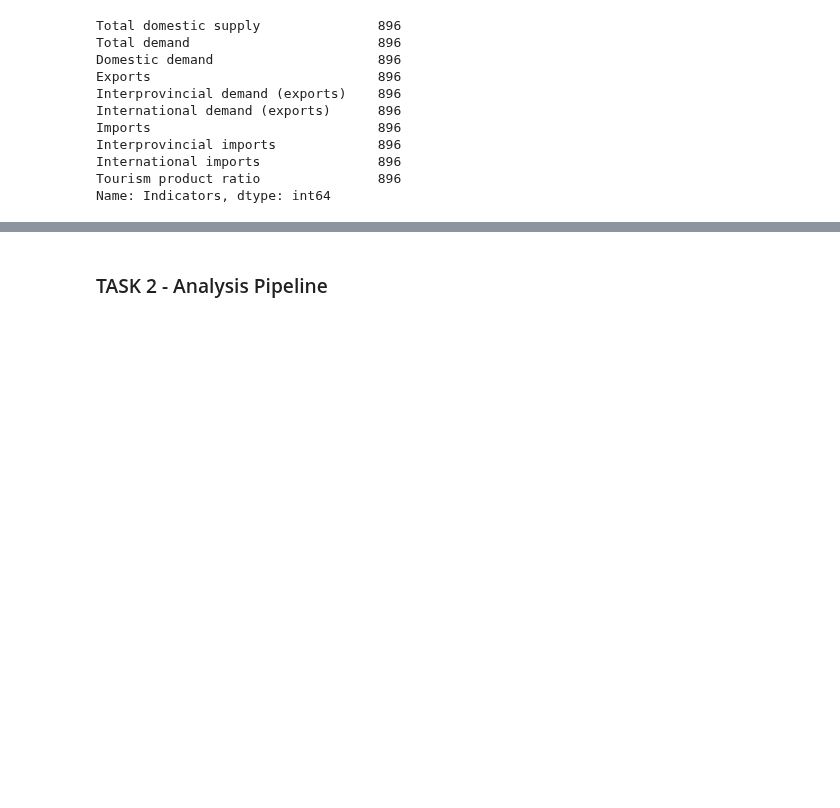
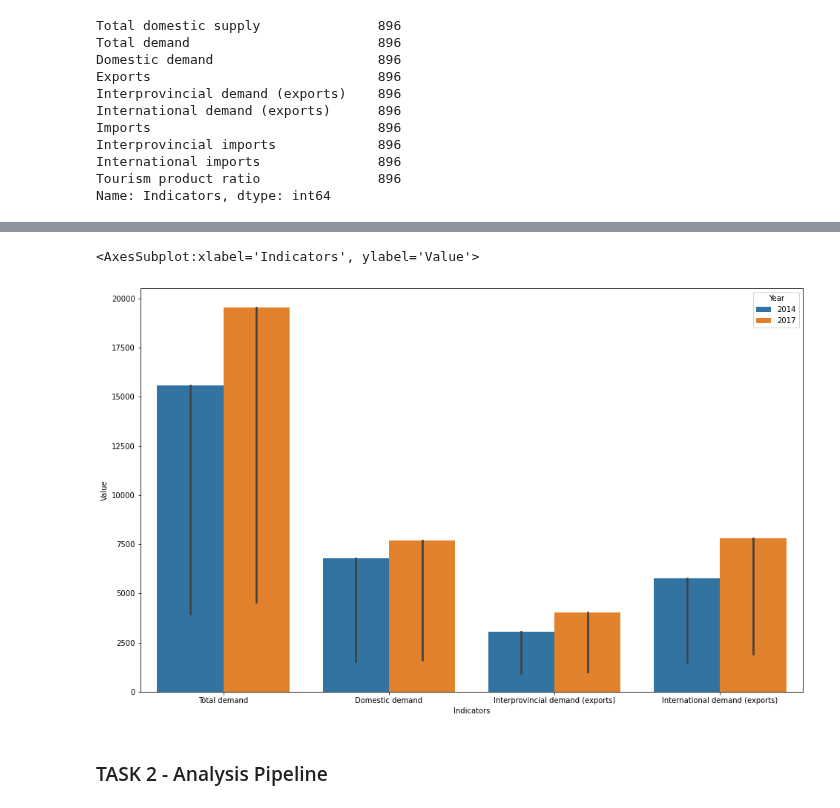
Before and after one commit to data301-2021-winter1/group05-project, a Jupyter notebook: notebooks/analysis3.ipynb, the cells around one changed output, grey strips where cells are left out. Drawn from its saved outputs; the diff is of its cells as text; code cells hidden in the pictures; blank space fills up the shorter version.

```diff
--- a/notebooks/analysis3.ipynb
+++ b/notebooks/analysis3.ipynb
@@ -136,3 +157,12 @@ Name: Indicators, dtype: int64
+# %%
+
+#This is British  Columbias 2014 vs 2017 total tourism spending value (in millions) comparing domestic, interprovincial demand, and international demand
+#to see where most of the average tourist spending comes from
+plt.figure(figsize = (16,10))
+sns.barplot(x='Indicators',y='Value',hue='Year',data=df4, estimator=np.max)
+# %% [output]
+<AxesSubplot:xlabel='Indicators', ylabel='Value'>
+[figure, added]
 # %% [markdown]
 ### TASK 2 - Analysis Pipeline
 # %% [markdown]
```
Also changed, not shown: parts of 9 cells of this notebook, 1 other file.
